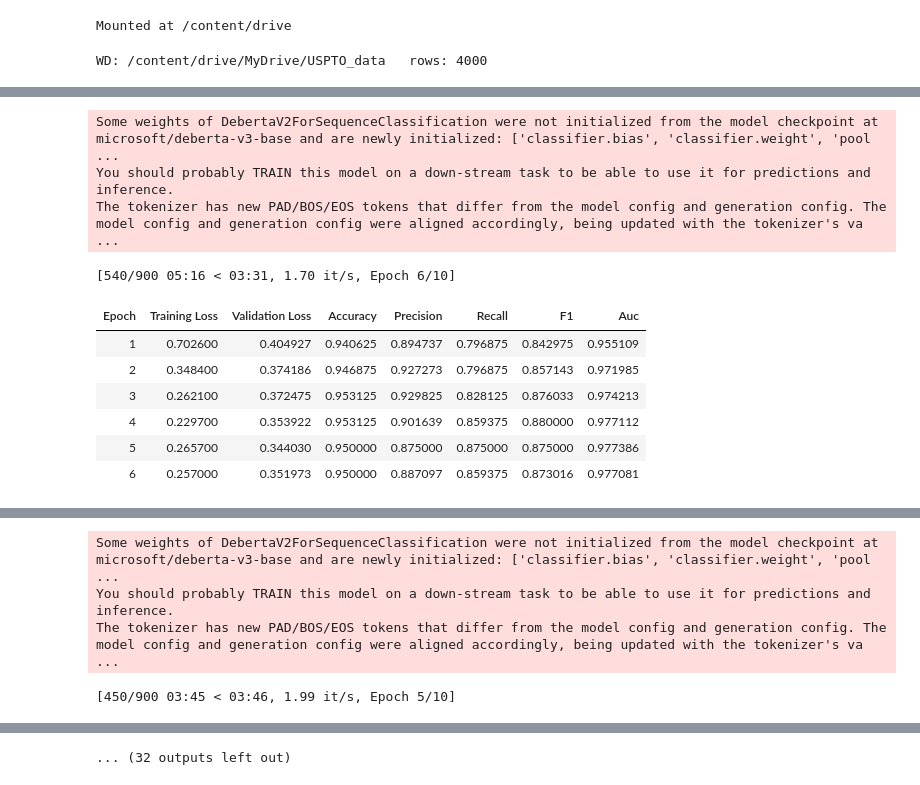
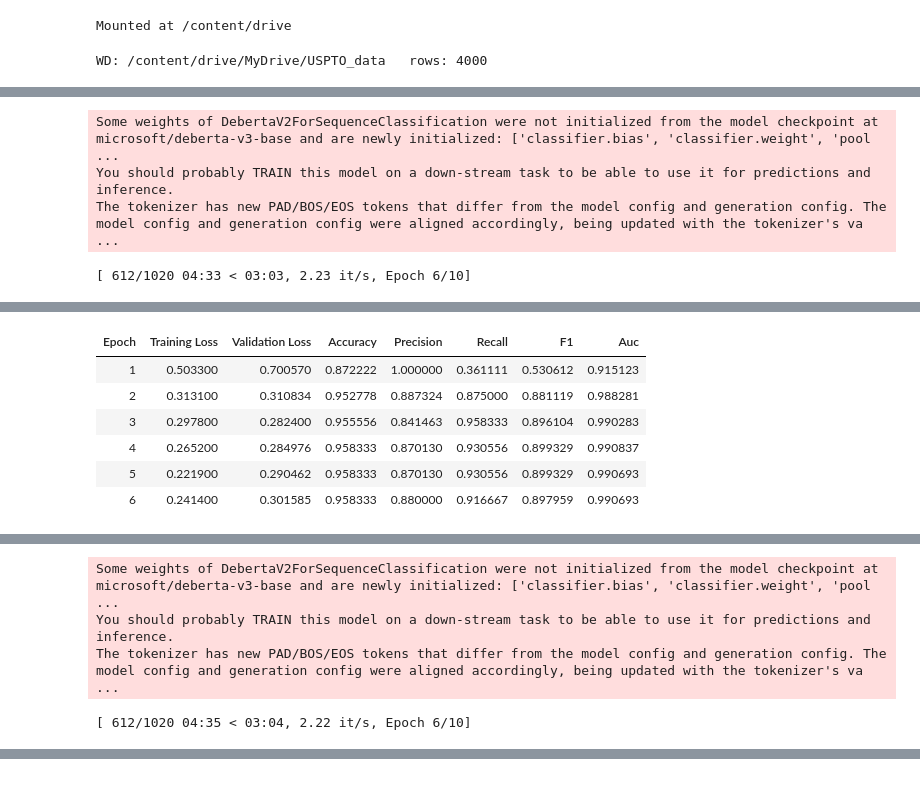
Before and after one commit to TakeMingOff/US-AI-Patents, a Jupyter notebook: Notebook E. Text Classification with New Transformer Model.ipynb, the cells around one changed output, grey strips where cells are left out. Drawn from its saved outputs; the diff is of its cells as text; code cells hidden in the pictures.

```diff
--- a/Notebook E. Text Classification with New Transformer Model.ipynb
+++ b/Notebook E. Text Classification with New Transformer Model.ipynb
@@ -10,6 +10,8 @@ Mounted at /content/drive
 # %%
 # --- 环境 & 随机种子 ---
 import os, gc, random, numpy as np, pandas as pd, torch, inspect, torch.nn as nn
+import json, shutil
+
 os.environ["TOKENIZERS_PARALLELISM"] = "false"
 os.environ["PYTORCH_CUDA_ALLOC_CONF"] = "expandable_segments:True"
 torch.backends.cuda.matmul.allow_tf32 = True
@@ -33,6 +35,8 @@ os.makedirs("./Output/Classification Output", exist_ok=True)
 RESULTS_CSV            = "./Output/Model Performance/New Transformer Classification Model Performance.csv"
 CLASSIFIED_VALUES_CSV  = "./Output/Classification Output/New Transformer Classification Results.csv"
 MODEL_DIR_FMT          = "./Output/Models/{model}/fold_{fold}"
+BEST_ROOT = "./Output/Best Models"
+os.makedirs(BEST_ROOT, exist_ok=True)
 
 print("WD:", os.getcwd(), "  rows:", len(TrainingData))
 
@@ -119,7 +123,7 @@ class WeightedTrainer(Trainer):
         return (loss, outputs) if return_outputs else loss
 
 # ========================= 可配部分 =========================
-NUM_OF_SPLITS = 5
+NUM_OF_SPLITS = 10
 Reweight      = True
 
 # 通用训练参数（含早停）
@@ -162,6 +166,11 @@ ROUND_CM  = 3            # 小数保留位数
 from transformers import Trainer  # 用来检查 __init__ 的签名
 
 for name, model_name, max_len in tqdm(CLASSIFIERS, desc="Evaluating Classifiers (E)", leave=True):
+    best_fold_metric = -1.0
+    best_fold_idx = None
+    best_fold_model_dir = None
+    best_fold_val_metric = None
+
     y_true_all, y_pred_all, prob_pos_all, id_all = [], [], [], []
 
     # 根据不同模型调显存/吞吐
@@ -257,6 +266,33 @@ for name, model_name, max_len in tqdm(CLASSIFIERS, desc="Evaluating Classifiers
         preds    = np.argmax(logits, axis=1).astype(int)
         prob_pos = logits_to_prob_pos(logits)
 
+        # —— 计算该折测试集指标 ——（选择标准默认用 F1）
+        fold_acc = accuracy_score(test_y, preds)
+        fold_f1  = f1_score(test_y, preds, zero_division=0)
+        fold_auc = roc_auc_score(test_y, prob_pos)
+        val_best = float(trainer.state.best_metric) if trainer.state.best_metric is not None else None  # 验证集最优 F1
+
+        # —— 把“当折的最优权重”另存为 fold_k/best_model/（更直观）——
+        best_dir_this_fold = os.path.join(out_dir, "best_model")
+        trainer.save_model(best_dir_this_fold)   # 权重+config
+        tok.save_pretrained(best_dir_this_fold)  # 分词器
+
+        # 记录当折说明（可选）
+        with open(os.path.join(out_dir, "BEST_INFO.json"), "w", encoding="utf-8") as f:
+            json.dump({
+                "select_metric": "F1_test",
+                "test_metrics": {"accuracy": float(fold_acc), "f1": float(fold_f1), "auc": float(fold_auc)},
+                "val_best_metric_eval_f1": val_best,
+                "best_model_checkpoint": trainer.state.best_model_checkpoint
+            }, f, ensure_ascii=False, indent=2)
+
+        # —— 用“测试集 F1”决定该模型当前最佳折 ——（若想改为 Accuracy，就把 fold_f1 换成 fold_acc）
+        if fold_f1 > best_fold_metric:
+            best_fold_metric = float(fold_f1)
+            best_fold_idx = fold_idx
+            best_fold_model_dir = best_dir_this_fold   # 指向该折的 best_model/
+            best_fold_val_metric = val_best
+
         id_all.extend(IDs[test_i].tolist())
         y_true_all.extend(test_y)
         y_pred_all.extend(list(preds))
@@ -304,6 +340,29 @@ for name, model_name, max_len in tqdm(CLASSIFIERS, desc="Evaluating Classifiers
 
     Classified_Values.append(list(zip(len(id_all)*[name], id_all, y_true_all.tolist(), y_pred_all.tolist())))
 
+    # —— 汇总：把该模型“最好结果”的权重复制到 ./Output/Best Models/{name}/ ——
+    if best_fold_model_dir is not None:
+        dest = os.path.join(BEST_ROOT, name)  # 例如 ./Output/Best Models/DeBERTaV3-base
+        if os.path.exists(dest):
+            shutil.rmtree(dest)
+        shutil.copytree(best_fold_model_dir, dest)
+
+        # 写一份摘要
+        with open(os.path.join(dest, "BEST_OF_MODEL.json"), "w", encoding="utf-8") as f:
+            json.dump({
+                "model_name": name,
+                "chosen_fold": best_fold_idx,
+                "select_metric": "F1_test",
+                "best_fold_test_f1": best_fold_metric,
+                "best_fold_val_f1": best_fold_val_metric,
+                "source_dir": best_fold_model_dir
+            }, f, ensure_ascii=False, indent=2)
+
+        print(f"[{name}] Best fold = {best_fold_idx} (F1_test={best_fold_metric:.4f}). Copied to: {dest}")
+    else:
+        print(f"[{name}] WARNING: no best fold directory recorded.")
+
+
 # ===== 写出两张表（与 Notebook D 完全一致）=====
 RESULTS_TABLE = pd.DataFrame(
     RESULTS,
@@ -345,11 +408,4 @@ Please note that authentication is recommended but still optional to access publ
 Some weights of DebertaV2ForSequenceClassification were not initialized from the model checkpoint at microsoft/deberta-v3-base and are newly initialized: ['classifier.bias', 'classifier.weight', 'pool ...
 You should probably TRAIN this model on a down-stream task to be able to use it for predictions and inference.
 The tokenizer has new PAD/BOS/EOS tokens that differ from the model config and generation config. The model config and generation config were aligned accordingly, being updated with the tokenizer's va ...
-[540/900 05:16 < 03:31, 1.70 it/s, Epoch 6/10]
+[ 612/1020 04:33 < 03:03, 2.23 it/s, Epoch 6/10]
-| Epoch | Training Loss | Validation Loss | Accuracy | Precision | Recall | F1 | Auc |
-| 1 | 0.702600 | 0.404927 | 0.940625 | 0.894737 | 0.796875 | 0.842975 | 0.955109 |
-| 2 | 0.348400 | 0.374186 | 0.946875 | 0.927273 | 0.796875 | 0.857143 | 0.971985 |
-| 3 | 0.262100 | 0.372475 | 0.953125 | 0.929825 | 0.828125 | 0.876033 | 0.974213 |
-| 4 | 0.229700 | 0.353922 | 0.953125 | 0.901639 | 0.859375 | 0.880000 | 0.977112 |
-| 5 | 0.265700 | 0.344030 | 0.950000 | 0.875000 | 0.875000 | 0.875000 | 0.977386 |
-| 6 | 0.257000 | 0.351973 | 0.950000 | 0.887097 | 0.859375 | 0.873016 | 0.977081 |
@@ -356,0 +412,7 @@ The tokenizer has new PAD/BOS/EOS tokens that differ from the model config and g
+| Epoch | Training Loss | Validation Loss | Accuracy | Precision | Recall | F1 | Auc |
+| 1 | 0.503300 | 0.700570 | 0.872222 | 1.000000 | 0.361111 | 0.530612 | 0.915123 |
+| 2 | 0.313100 | 0.310834 | 0.952778 | 0.887324 | 0.875000 | 0.881119 | 0.988281 |
+| 3 | 0.297800 | 0.282400 | 0.955556 | 0.841463 | 0.958333 | 0.896104 | 0.990283 |
+| 4 | 0.265200 | 0.284976 | 0.958333 | 0.870130 | 0.930556 | 0.899329 | 0.990837 |
+| 5 | 0.221900 | 0.290462 | 0.958333 | 0.870130 | 0.930556 | 0.899329 | 0.990693 |
+| 6 | 0.241400 | 0.301585 | 0.958333 | 0.880000 | 0.916667 | 0.897959 | 0.990693 |
@@ -357,4 +420,4 @@ The tokenizer has new PAD/BOS/EOS tokens that differ from the model config and g
 Some weights of DebertaV2ForSequenceClassification were not initialized from the model checkpoint at microsoft/deberta-v3-base and are newly initialized: ['classifier.bias', 'classifier.weight', 'pool ...
 You should probably TRAIN this model on a down-stream task to be able to use it for predictions and inference.
 The tokenizer has new PAD/BOS/EOS tokens that differ from the model config and generation config. The model config and generation config were aligned accordingly, being updated with the tokenizer's va ...
-[450/900 03:45 < 03:46, 1.99 it/s, Epoch 5/10]
+[ 612/1020 04:35 < 03:04, 2.22 it/s, Epoch 6/10]
@@ -371 +431,0 @@ The tokenizer has new PAD/BOS/EOS tokens that differ from the model config and g
-... (32 outputs left out)
```
Also changed, not shown: parts of 2 cells of this notebook.
